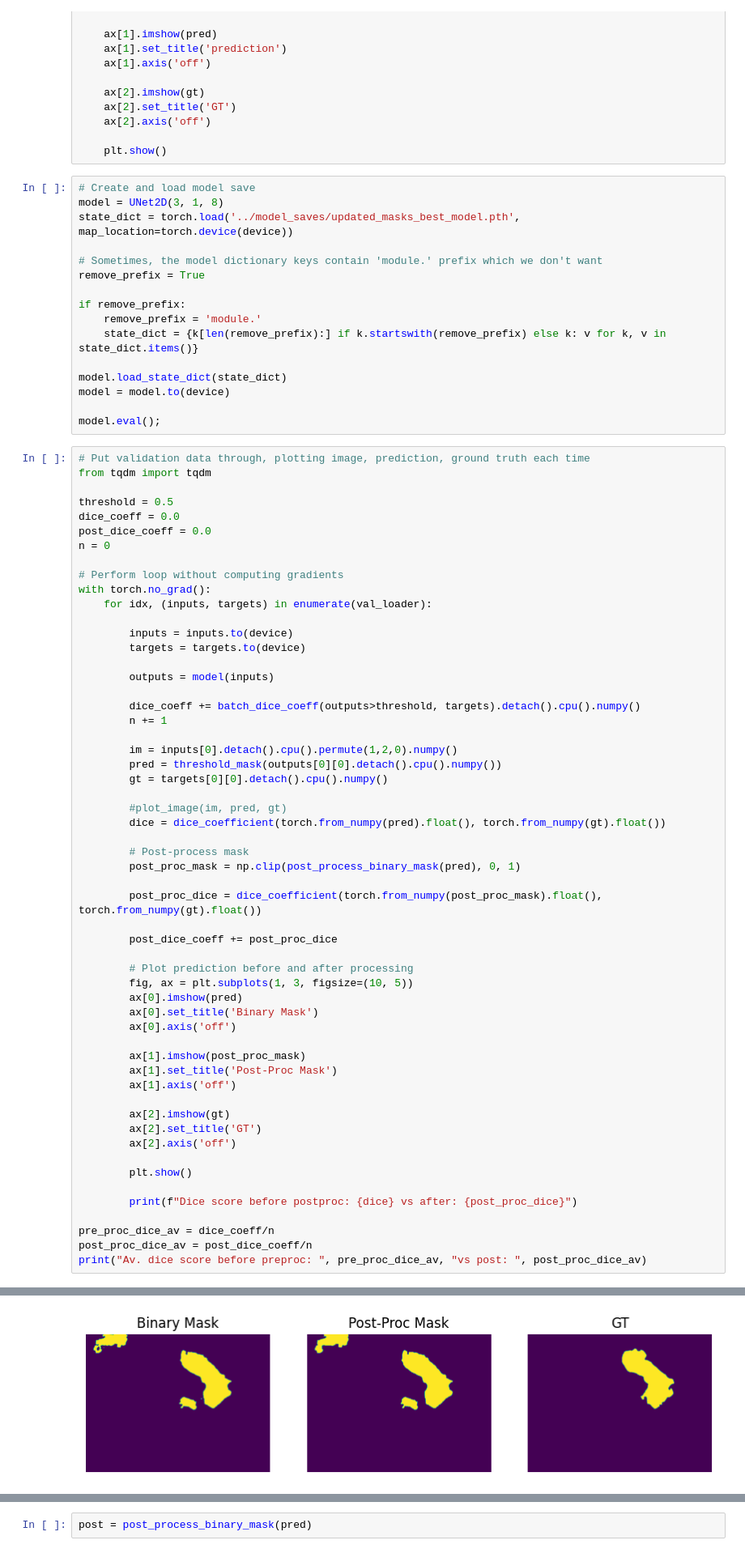
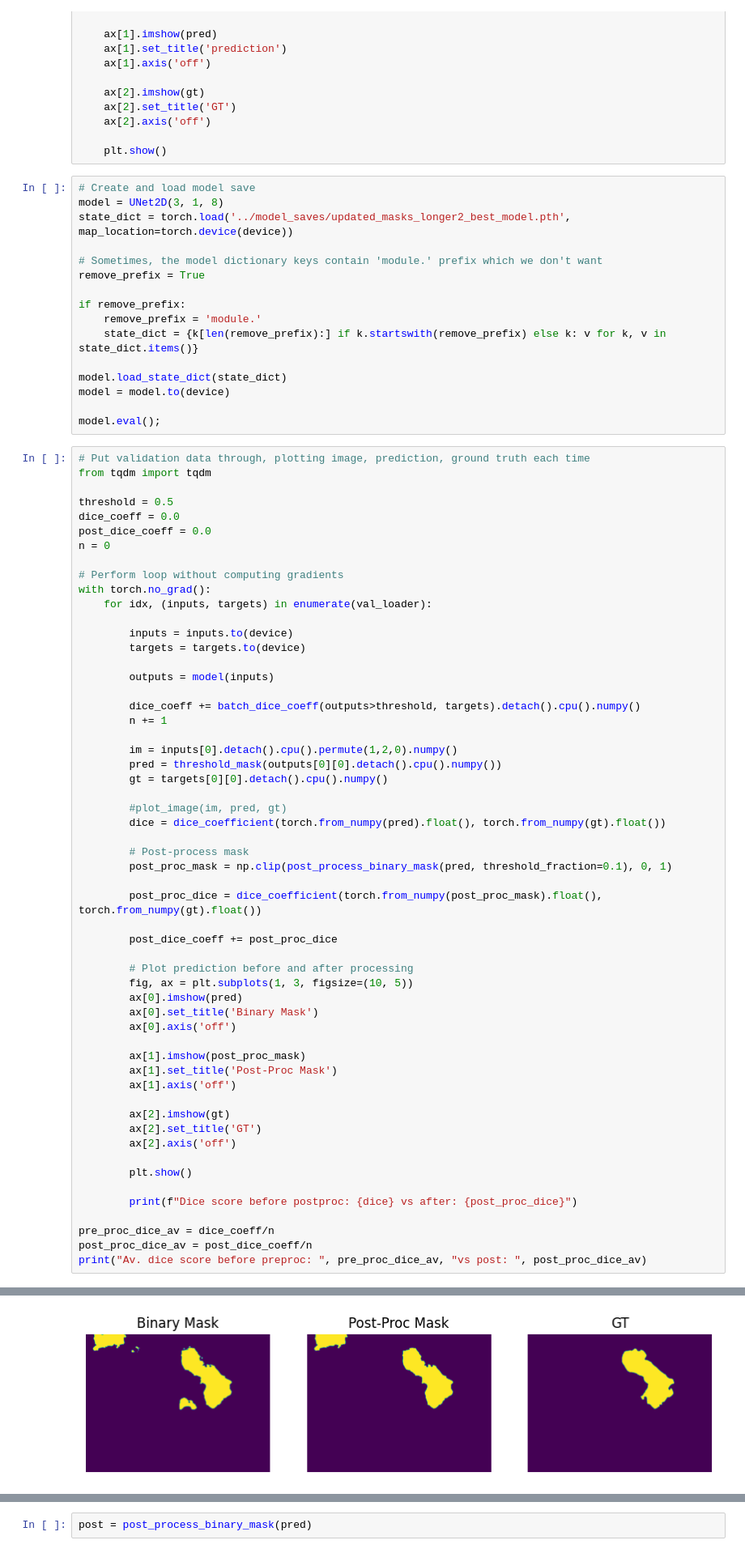
Before and after one commit to oliverjm1/mycetoma_segmentation, a Jupyter notebook: notebooks/look_at_predictions.ipynb, the cells around one changed output, grey strips where cells are left out. Shown at 81% size. Cells and saved outputs as stored; diff of their text form.

Commit message:
new best model post processing and looking at preds

```diff
--- a/notebooks/look_at_predictions.ipynb
+++ b/notebooks/look_at_predictions.ipynb
@@ -62,7 +62,7 @@ def plot_image(im, pred, gt):
 # %%
 # Create and load model save
 model = UNet2D(3, 1, 8)
-state_dict = torch.load('../model_saves/updated_masks_best_model.pth', map_location=torch.device(device))
+state_dict = torch.load('../model_saves/updated_masks_longer2_best_model.pth', map_location=torch.device(device))
 
 # Sometimes, the model dictionary keys contain 'module.' prefix which we don't want
 remove_prefix = True
@@ -104,7 +104,7 @@ with torch.no_grad():
         dice = dice_coefficient(torch.from_numpy(pred).float(), torch.from_numpy(gt).float())
 
         # Post-process mask
-        post_proc_mask = np.clip(post_process_binary_mask(pred), 0, 1)
+        post_proc_mask = np.clip(post_process_binary_mask(pred, threshold_fraction=0.1), 0, 1)
 
         post_proc_dice = dice_coefficient(torch.from_numpy(post_proc_mask).float(), torch.from_numpy(gt).float())
 
@@ -141 +141 @@ Dice score before postproc: 0.8609266877174377 vs after: 0.8650356531143188
-[figure, old version]
+[figure, new version]
```
Also changed, not shown: parts of 1 cell of this notebook.
